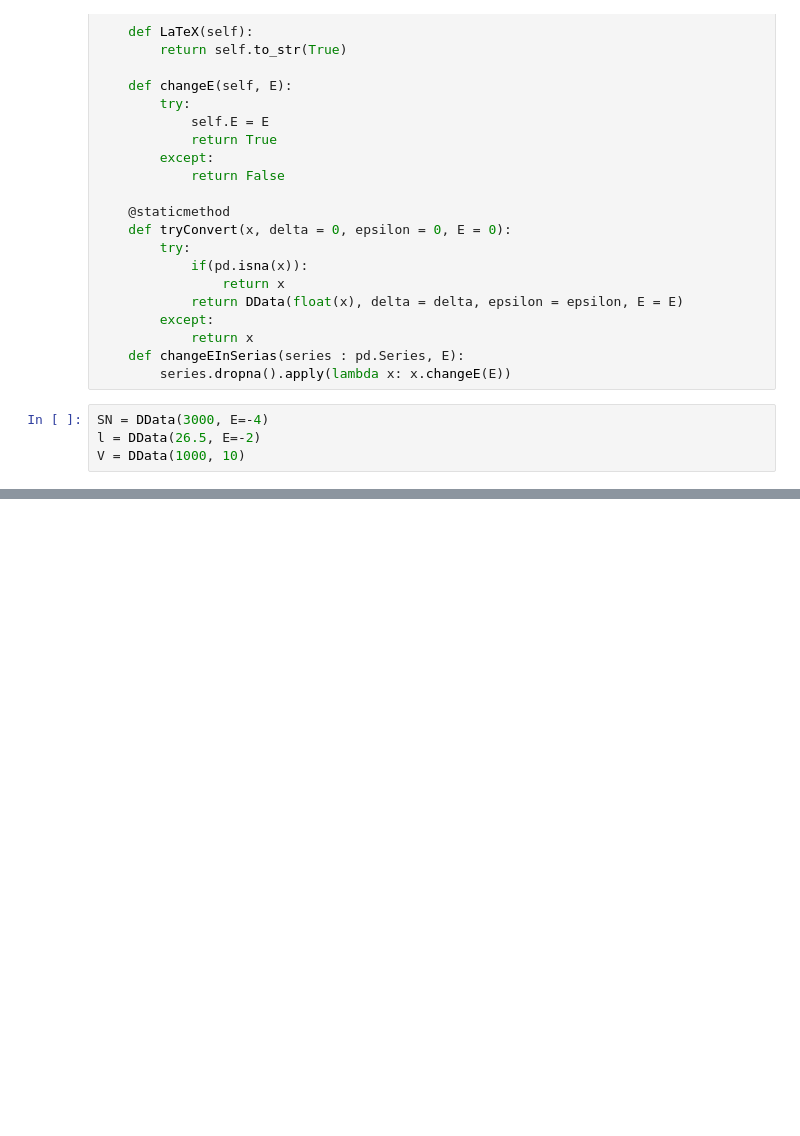
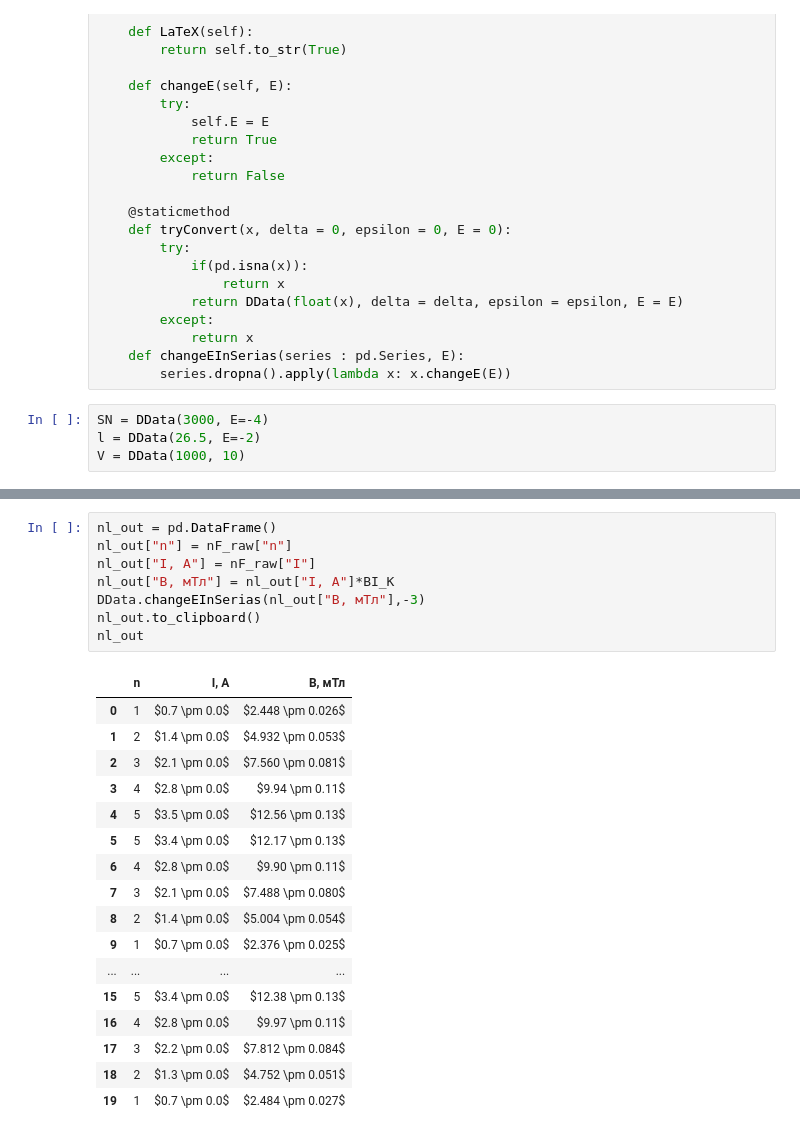
Before and after one commit to RedBrean/term2, a Jupyter notebook: term3/labs/331a/331a.ipynb, the cells around one changed output, grey strips where cells are left out. Drawn from its saved outputs; the diff is of its cells as text; blank space fills up the shorter version.

```diff
--- a/term3/labs/331a/331a.ipynb
+++ b/term3/labs/331a/331a.ipynb
@@ -335,0 +358,26 @@ $1.799 \pm 0.046$
+# %%
+nl_out = pd.DataFrame()
+nl_out["n"] = nF_raw["n"]
+nl_out["I, A"] = nF_raw["I"]
+nl_out["B, мТл"] = nl_out["I, A"]*BI_K
+DData.changeEInSerias(nl_out["B, мТл"],-3)
+nl_out.to_clipboard()
+nl_out
+# %% [output]
+|  | n | I, A | B, мТл |
+| 0 | 1 | $0.7 \pm 0.0$ | $2.448 \pm 0.026$ |
+| 1 | 2 | $1.4 \pm 0.0$ | $4.932 \pm 0.053$ |
+| 2 | 3 | $2.1 \pm 0.0$ | $7.560 \pm 0.081$ |
+| 3 | 4 | $2.8 \pm 0.0$ | $9.94 \pm 0.11$ |
+| 4 | 5 | $3.5 \pm 0.0$ | $12.56 \pm 0.13$ |
+| 5 | 5 | $3.4 \pm 0.0$ | $12.17 \pm 0.13$ |
+| 6 | 4 | $2.8 \pm 0.0$ | $9.90 \pm 0.11$ |
+| 7 | 3 | $2.1 \pm 0.0$ | $7.488 \pm 0.080$ |
+| 8 | 2 | $1.4 \pm 0.0$ | $5.004 \pm 0.054$ |
+| 9 | 1 | $0.7 \pm 0.0$ | $2.376 \pm 0.025$ |
+| ... | ... | ... | ... |
+| 15 | 5 | $3.4 \pm 0.0$ | $12.38 \pm 0.13$ |
+| 16 | 4 | $2.8 \pm 0.0$ | $9.97 \pm 0.11$ |
+| 17 | 3 | $2.2 \pm 0.0$ | $7.812 \pm 0.084$ |
+| 18 | 2 | $1.3 \pm 0.0$ | $4.752 \pm 0.051$ |
+| 19 | 1 | $0.7 \pm 0.0$ | $2.484 \pm 0.027$ |
```
Also changed, not shown: parts of 4 cells of this notebook, 17 other files.
